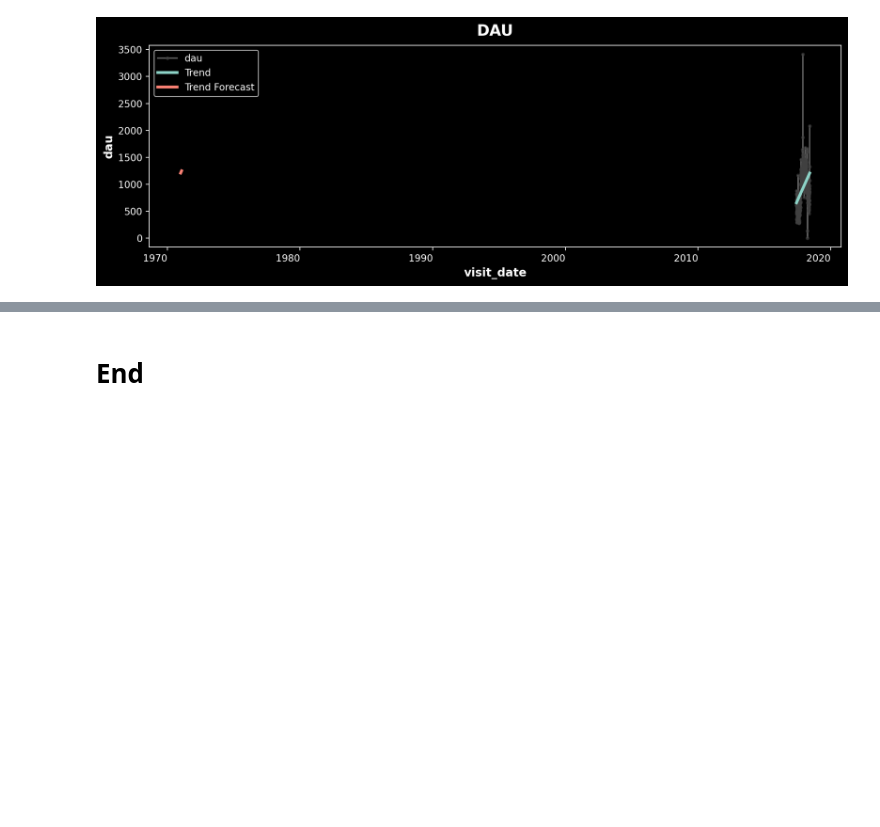
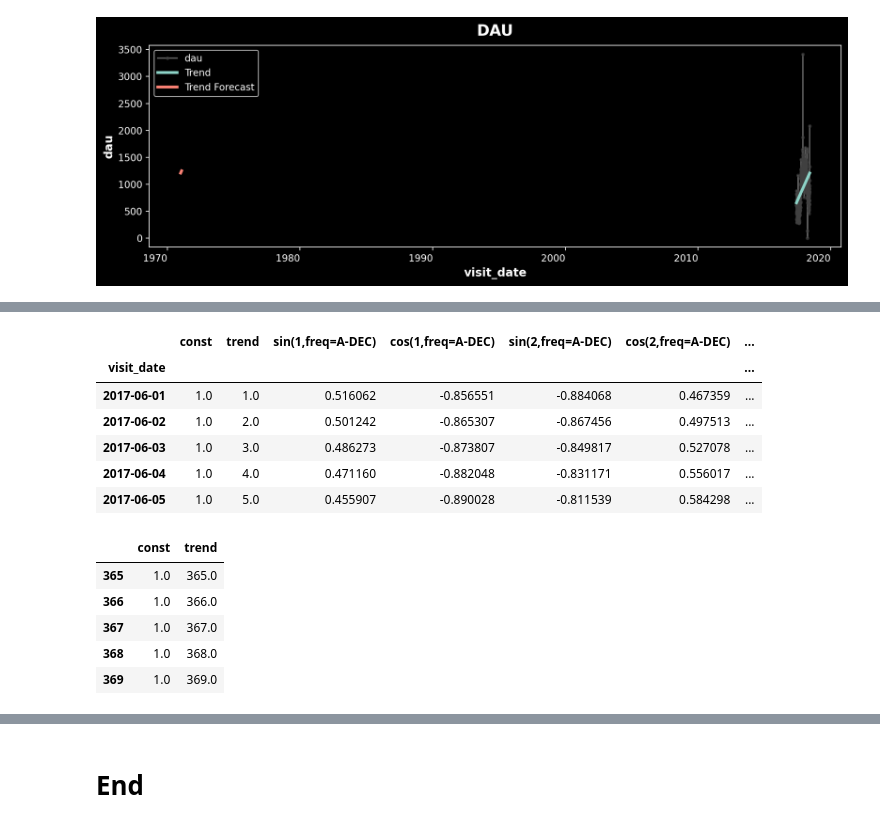
Before and after one commit to alona808/analysis_eCommerce_afisha_app, a Jupyter notebook: time_series_analysis.ipynb, the cells around one changed output, grey strips where cells are left out. Drawn from its saved outputs; the diff is of its cells as text; code cells hidden in the pictures; blank space fills up the shorter version.

```diff
--- a/time_series_analysis.ipynb
+++ b/time_series_analysis.ipynb
@@ -466,0 +529,28 @@ ax.legend()
+# %%
+fourier = CalendarFourier(freq="A", order=10)  # 10 sin/cos pairs for "A"nnual seasonality
+
+dp = DeterministicProcess(
+    index=df_dau_season.index,
+    constant=True,               # dummy feature for bias (y-intercept)
+    order=1,                     # trend (order 1 means linear)
+    seasonal=False,               # weekly seasonality (indicators)
+    additional_terms=[fourier],  # annual seasonality (fourier)
+    drop=True,                   # drop terms to avoid collinearity
+)
+
+X = dp.in_sample()  # create features for dates in df.index
+X.head()
+# %% [output]
+|  | const | trend | sin(1,freq=A-DEC) | cos(1,freq=A-DEC) | sin(2,freq=A-DEC) | cos(2,freq=A-DEC) | ... |
+| visit_date |  |  |  |  |  |  | ... |
+| 2017-06-01 | 1.0 | 1.0 | 0.516062 | -0.856551 | -0.884068 | 0.467359 | ... |
+| 2017-06-02 | 1.0 | 2.0 | 0.501242 | -0.865307 | -0.867456 | 0.497513 | ... |
+| 2017-06-03 | 1.0 | 3.0 | 0.486273 | -0.873807 | -0.849817 | 0.527078 | ... |
+| 2017-06-04 | 1.0 | 4.0 | 0.471160 | -0.882048 | -0.831171 | 0.556017 | ... |
+| 2017-06-05 | 1.0 | 5.0 | 0.455907 | -0.890028 | -0.811539 | 0.584298 | ... |
+|  | const | trend |
+| 365 | 1.0 | 365.0 |
+| 366 | 1.0 | 366.0 |
+| 367 | 1.0 | 367.0 |
+| 368 | 1.0 | 368.0 |
+| 369 | 1.0 | 369.0 |
```
Also changed, not shown: parts of 14 cells of this notebook, 1 other file.
